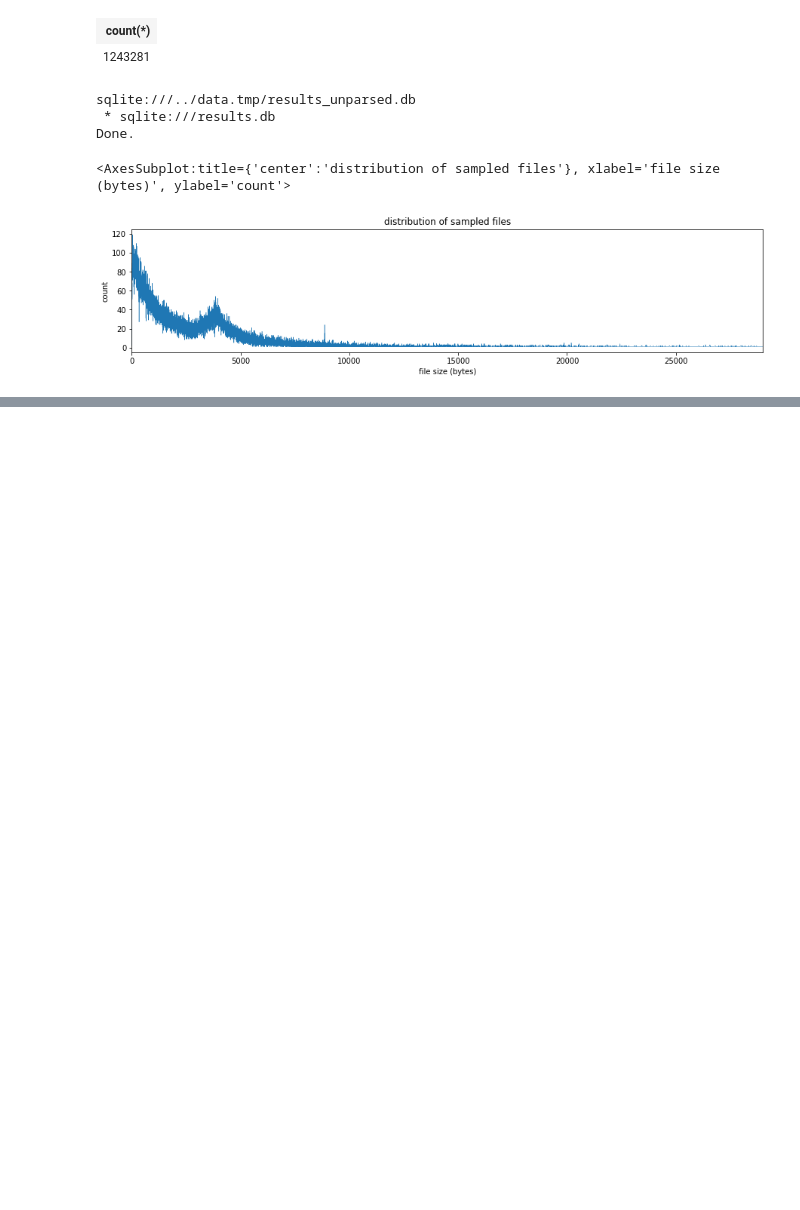
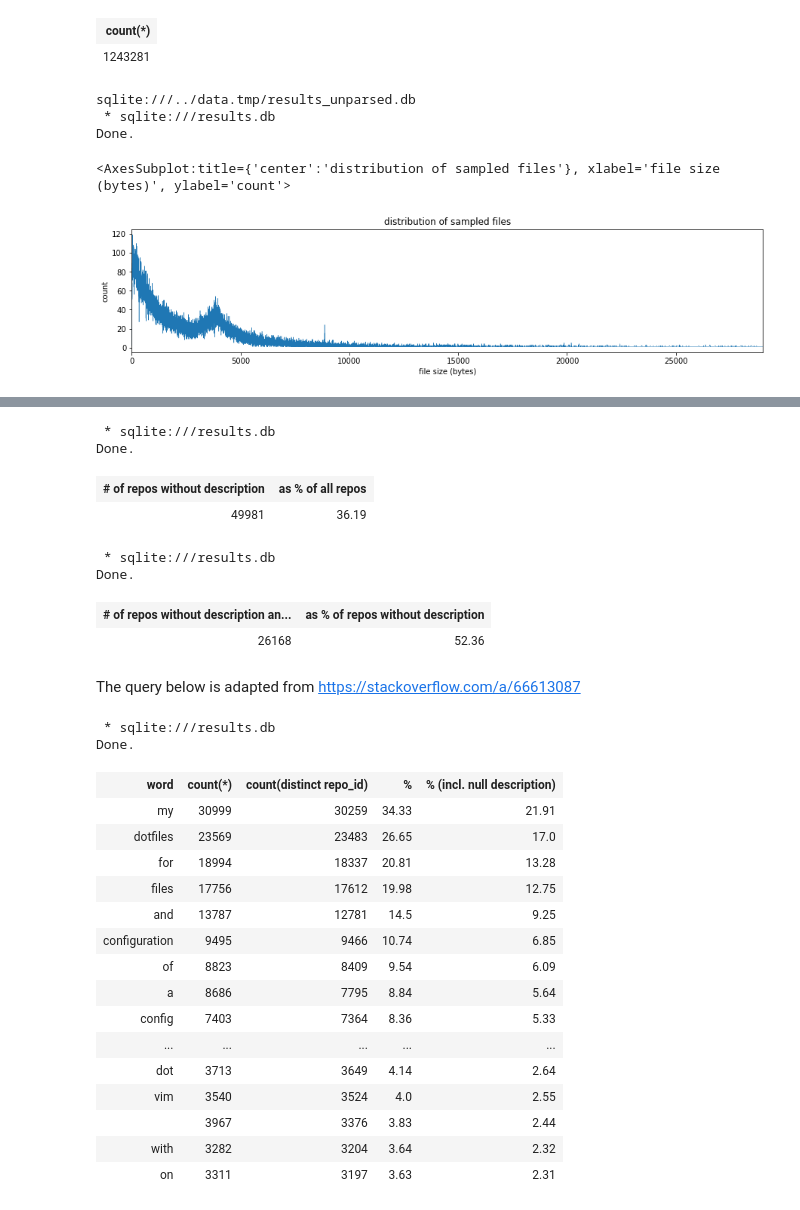
Before and after one commit to ipa-lab/shell-alias-analysis, a Jupyter notebook: notebooks/dataset.ipynb, the cells around one changed output, grey strips where cells are left out. Drawn from its saved outputs; the diff is of its cells as text; code cells hidden in the pictures; blank space fills up the shorter version.

Commit message:
Add section about provenance

```diff
--- a/notebooks/dataset.ipynb
+++ b/notebooks/dataset.ipynb
@@ -273,0 +373,73 @@ Done.
+# %%
+%%sql
+with total as (select count(*) as total from repo)
+select
+  count(*) as '# of repos without description',
+  round(count(*)*100.0/total,2) as 'as % of all repos'
+from repo join total
+where description is null;
+# %% [output]
+ * sqlite:///results.db
+Done.
+| # of repos without description | as % of all repos |
+| 49981 | 36.19 |
+# %%
+%%sql
+with total as (select count(*) as total from repo where description is null)
+select
+  count(*) as '# of repos without description and *dotfile* in name',
+  round(count(*)*100.0/total,2) as 'as % of repos without description'
+from repo join total
+where description is null and name like '%dotfile%'
+# %% [output]
+ * sqlite:///results.db
+Done.
+| # of repos without description an... | as % of repos without description |
+| 26168 | 52.36 |
+# %% [markdown]
+The query below is adapted from https://stackoverflow.com/a/66613087
+# %%
+%%sql
+with recursive cte as (
+      select null as word, lower(description) || ' ' as rest, 0 as lev, repo_id
+      from repo
+      union all
+      select trim(trim(substr(rest, 1, instr(rest, ' ') - 1), '.'), ',') as word,
+             substr(rest, instr(rest, ' ') + 1) rest,
+             lev + 1,
+             repo_id
+      from cte
+      where lev < 1000 and rest like '% %'
+     ),
+total as (select count(*) as total from repo where description not null),
+total_all as (select count(*) as total_all from repo)
+select word, count(*),
+  count(distinct repo_id),
+  round(count(distinct repo_id)*100.0/total,2) as '%',
+  round(count(distinct repo_id)*100.0/total_all,2) as '% (incl. null description)'
+from cte
+join total join total_all
+where word is not null
+--and word not in ('', 'i', 'me', 'my', 'myself', 'we', 'our', 'ours', 'ourselves', 'you', "you're", "you've", "you'll", "you'd", 'your', 'yours', 'yourself', 'yourselves', 'he', 'him', 'his', 'himself', 'she', "she's", 'her', 'hers', 'herself', 'it', "it's", 'its', 'itself', 'they', 'them', 'their', 'theirs', 'themselves', 'what', 'which', 'who', 'whom', 'this', 'that', "that'll", 'these', 'those', 'am', 'is', 'are', 'was', 'were', 'be', 'been', 'being', 'have', 'has', 'had', 'having', 'do', 'does', 'did', 'doing', 'a', 'an', 'the', 'and', 'but', 'if', 'or', 'because', 'as', 'until', 'while', 'of', 'at', 'by', 'for', 'with', 'about', 'against', 'between', 'into', 'through', 'during', 'before', 'after', 'above', 'below', 'to', 'from', 'up', 'down', 'in', 'out', 'on', 'off', 'over', 'under', 'again', 'further', 'then', 'once', 'here', 'there', 'when', 'where', 'why', 'how', 'all', 'any', 'both', 'each', 'few', 'more', 'most', 'other', 'some', 'such', 'no', 'nor', 'not', 'only', 'own', 'same', 'so', 'than', 'too', 'very', 's', 't', 'can', 'will', 'just', 'don', "don't", 'should', "should've", 'now', 'd', 'll', 'm', 'o', 're', 've', 'y', 'ain', 'aren', "aren't", 'couldn', "couldn't", 'didn', "didn't", 'doesn', "doesn't", 'hadn', "hadn't", 'hasn', "hasn't", 'haven', "haven't", 'isn', "isn't", 'ma', 'mightn', "mightn't", 'mustn', "mustn't", 'needn', "needn't", 'shan', "shan't", 'shouldn', "shouldn't", 'wasn', "wasn't", 'weren', "weren't", 'won', "won't", 'wouldn', "wouldn't")
+group by word
+order by count(distinct repo_id) desc
+limit 20;
+# %% [output]
+ * sqlite:///results.db
+Done.
+| word | count(*) | count(distinct repo_id) | % | % (incl. null description) |
+| my | 30999 | 30259 | 34.33 | 21.91 |
+| dotfiles | 23569 | 23483 | 26.65 | 17.0 |
+| for | 18994 | 18337 | 20.81 | 13.28 |
+| files | 17756 | 17612 | 19.98 | 12.75 |
+| and | 13787 | 12781 | 14.5 | 9.25 |
+| configuration | 9495 | 9466 | 10.74 | 6.85 |
+| of | 8823 | 8409 | 9.54 | 6.09 |
+| a | 8686 | 7795 | 8.84 | 5.64 |
+| config | 7403 | 7364 | 8.36 | 5.33 |
+| ... | ... | ... | ... | ... |
+| dot | 3713 | 3649 | 4.14 | 2.64 |
+| vim | 3540 | 3524 | 4.0 | 2.55 |
+|  | 3967 | 3376 | 3.83 | 2.44 |
+| with | 3282 | 3204 | 3.64 | 2.32 |
+| on | 3311 | 3197 | 3.63 | 2.31 |
```
Also changed, not shown: parts of 11 cells of this notebook, 4 other files.
